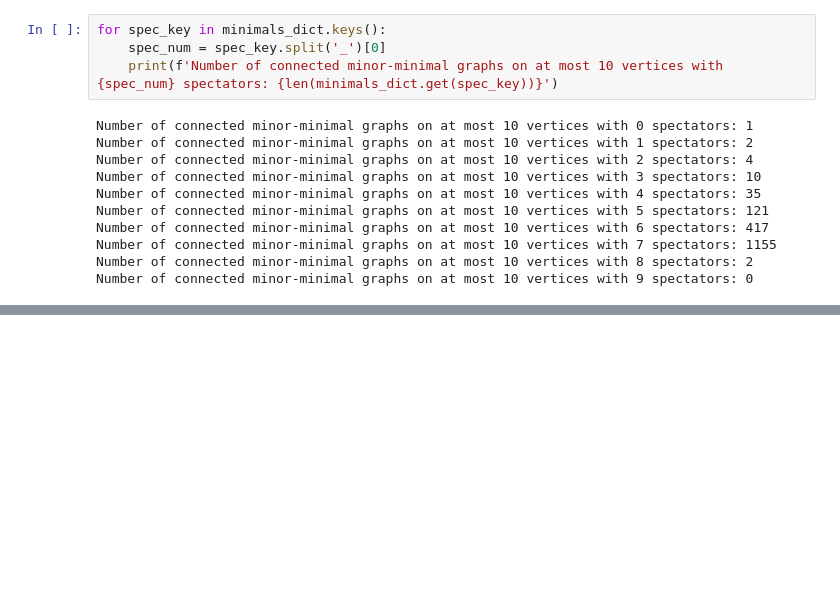
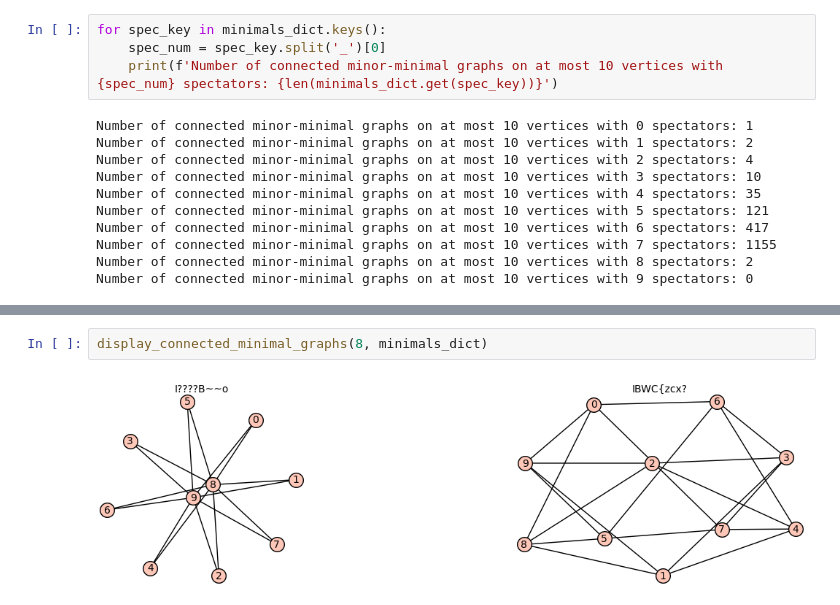
Before and after one commit to cerickson30/qBound, a Jupyter notebook: displaying_minor_minimals.ipynb, the cells around one changed output, grey strips where cells are left out. Drawn from its saved outputs; the diff is of its cells as text; blank space fills up the shorter version.

```diff
--- a/displaying_minor_minimals.ipynb
+++ b/displaying_minor_minimals.ipynb
@@ -121,3 +121,7 @@ Warning: There are 121 connected minor-minimal graphs on at most 10 vertices wit
 are you sure you want to proceed?
 Enter 'Yes' to print all 121 of the graphs.
  no
+# %%
+display_connected_minimal_graphs(8, minimals_dict)
+# %% [output]
+[figure, added]
```
Also changed, not shown: parts of 8 cells of this notebook.
